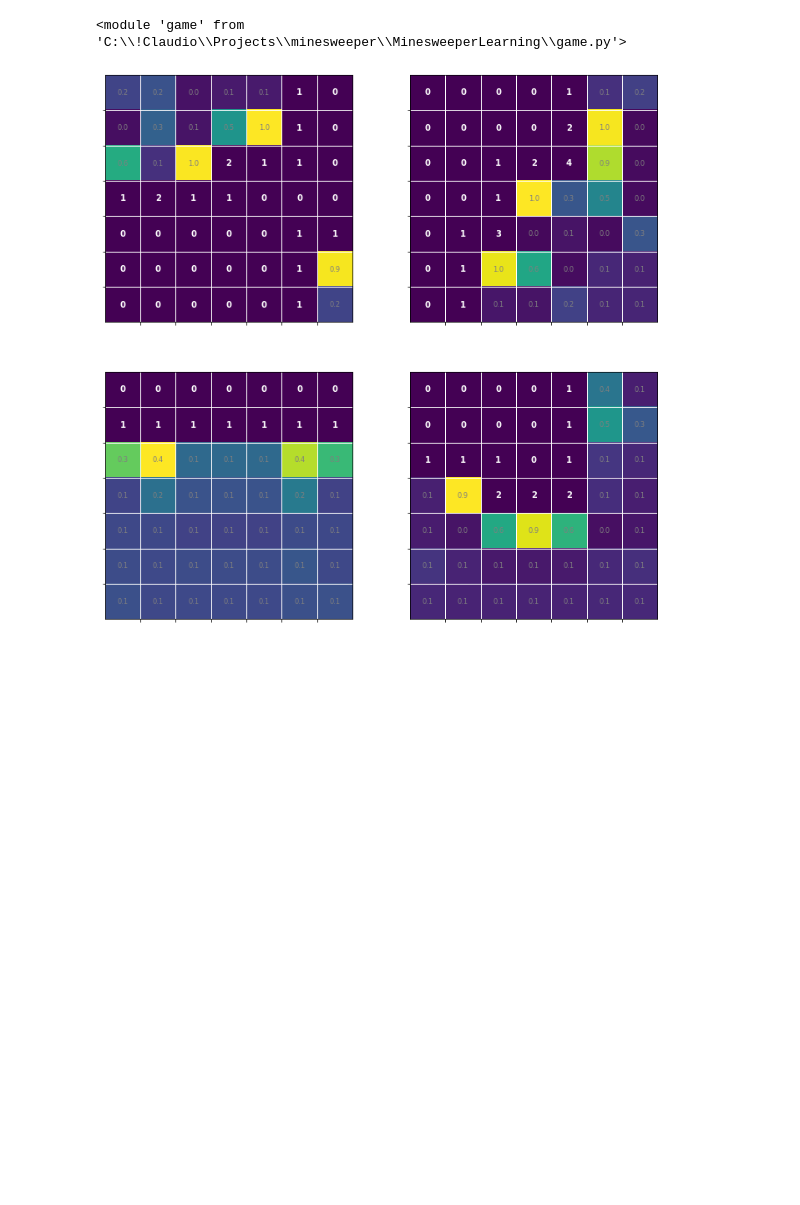
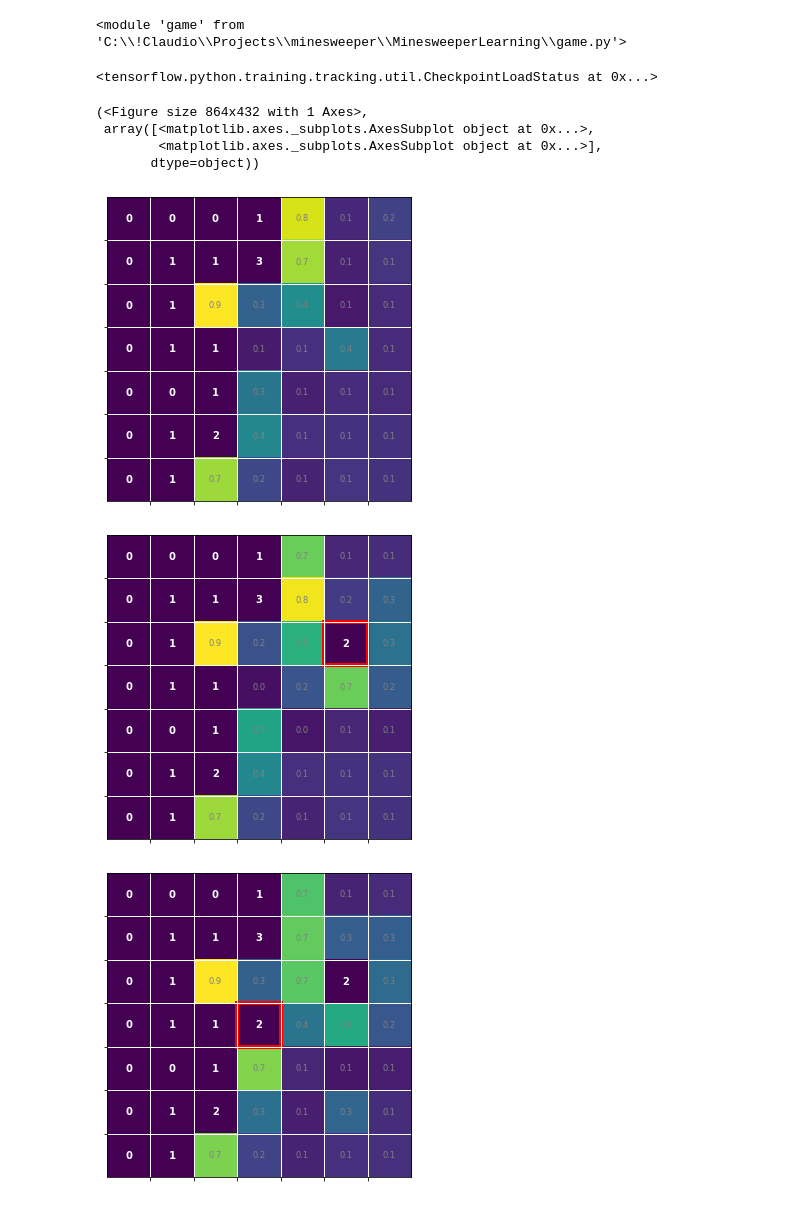
Before and after one commit to ClaudioPaterniti/MineSweeperLearning, a Jupyter notebook: plots.ipynb, the cells around one changed output. Cells and saved outputs as stored; diff of their text form; code cells hidden in the pictures; blank space fills up the shorter version.

Commit message:
Add scores to single net features

```diff
--- a/plots.ipynb
+++ b/plots.ipynb
@@ -11,11 +11,25 @@ reload(game)
 # %% [output]
 <module 'game' from 'C:\\!Claudio\\Projects\\minesweeper\\MinesweeperLearning\\game.py'>
 # %%
-model = net.Net.load('../model', 'single_7x7')
+model = net.Net.load('../model', '7x7single300_1p')
+model.model.load_weights('../model/checkpoint/')
+# %% [output]
+<tensorflow.python.training.tracking.util.CheckpointLoadStatus at 0x...>
 # %%
-g = game.Game(n=4, rows=7, columns=7, mines=6)
+g = game.Game(n=1, rows=7, columns=7, mines=6)
 g.open_zero()
+pyr = player.Player(model, g)
+while np.any(g.active_grids):
+    p = model.predict(g)
+    g.pyplot_games(cmap=p)
+    pyr.step()
 p = model.predict(g)
-g.pyplot_games(cmap=p);
+g.pyplot_games(cmap=p)
 # %% [output]
+(<Figure size 864x432 with 1 Axes>,
+ array([<matplotlib.axes._subplots.AxesSubplot object at 0x...>,
+        <matplotlib.axes._subplots.AxesSubplot object at 0x...>],
+       dtype=object))
-[figure, old version]
+[figure, new version]
+[figure, added]
+[figure, added]
```
Also changed, not shown: parts of 3 cells of this notebook, 3 other files.
